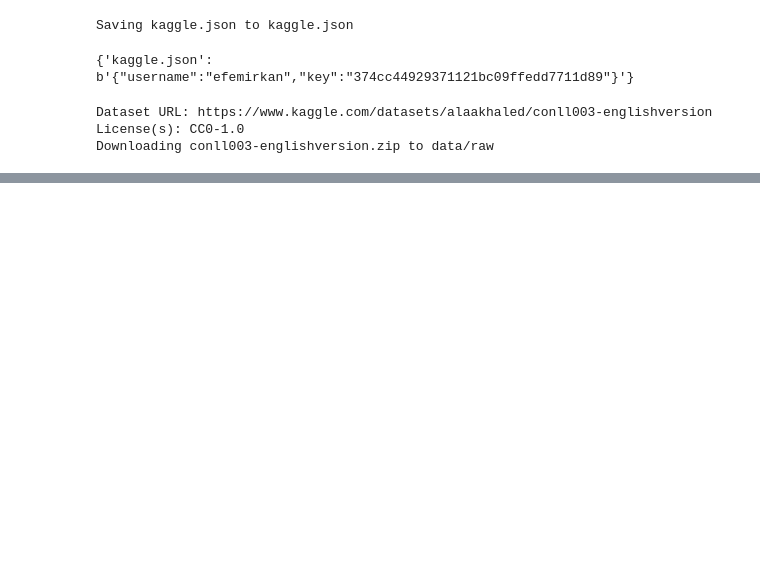
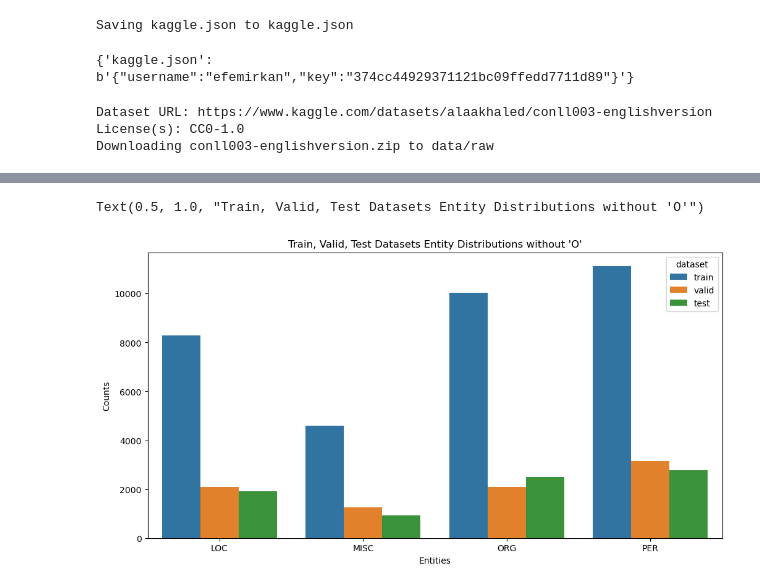
Before and after one commit to Efemirkan/ner-comparison-project, a Jupyter notebook: notebooks/00_data_exploration.ipynb, the cells around one changed output, grey strips where cells are left out. Drawn from its saved outputs; the diff is of its cells as text; code cells hidden in the pictures; blank space fills up the shorter version.

```diff
--- a/notebooks/00_data_exploration.ipynb
+++ b/notebooks/00_data_exploration.ipynb
@@ -83,0 +374,7 @@ Downloading conll003-englishversion.zip to data/raw
+# %%
+from itertools import zip_longest
+from src.basic_stats import entity_distribution
+
+train_entity_counts, train_no_o_counts = entity_distribution(train_tags)
+valid_entity_counts, valid_no_o_counts = entity_distribution(valid_tags)
+test_entity_counts, test_no_o_counts = entity_distribution(test_tags)
@@ -83,0 +398,19 @@ Downloading conll003-englishversion.zip to data/raw
+# %%
+# Convert counters to DataFrames
+train_entity_df = pd.DataFrame({"entity": train_no_o_counts.keys(), "count": train_no_o_counts.values(), "dataset": "train"})
+
+valid_entity_df = pd.DataFrame({"entity": valid_no_o_counts.keys(), "count": valid_no_o_counts.values(), "dataset": "valid"})
+
+test_entity_df = pd.DataFrame({"entity": test_no_o_counts.keys(), "count": test_no_o_counts.values(), "dataset": "test"})
+
+# Merge all
+all_entity_df = pd.concat([train_entity_df, valid_entity_df, test_entity_df])
+
+plt.figure(figsize=(12,6))
+sns.barplot(all_entity_df, x="entity", y="count",hue="dataset")
+plt.xlabel("Entities")
+plt.ylabel("Counts")
+plt.title("Train, Valid, Test Datasets Entity Distributions without 'O'")
+# %% [output]
+Text(0.5, 1.0, "Train, Valid, Test Datasets Entity Distributions without 'O'")
+[figure, added]
```
Also changed, not shown: parts of 42 cells of this notebook, 1 other file.
